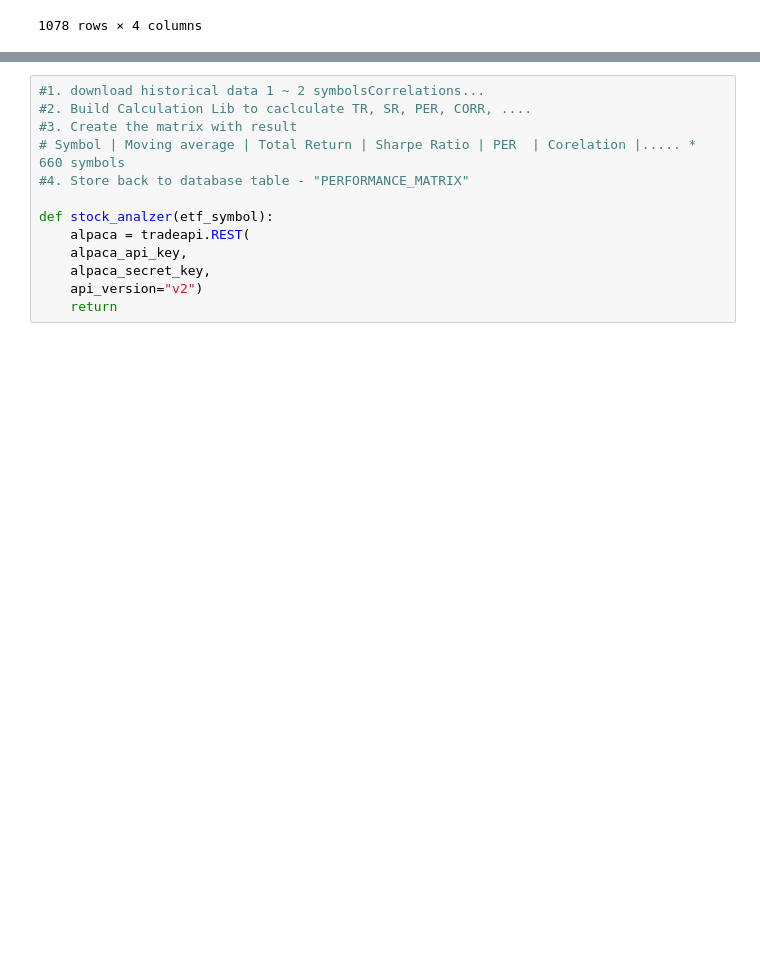
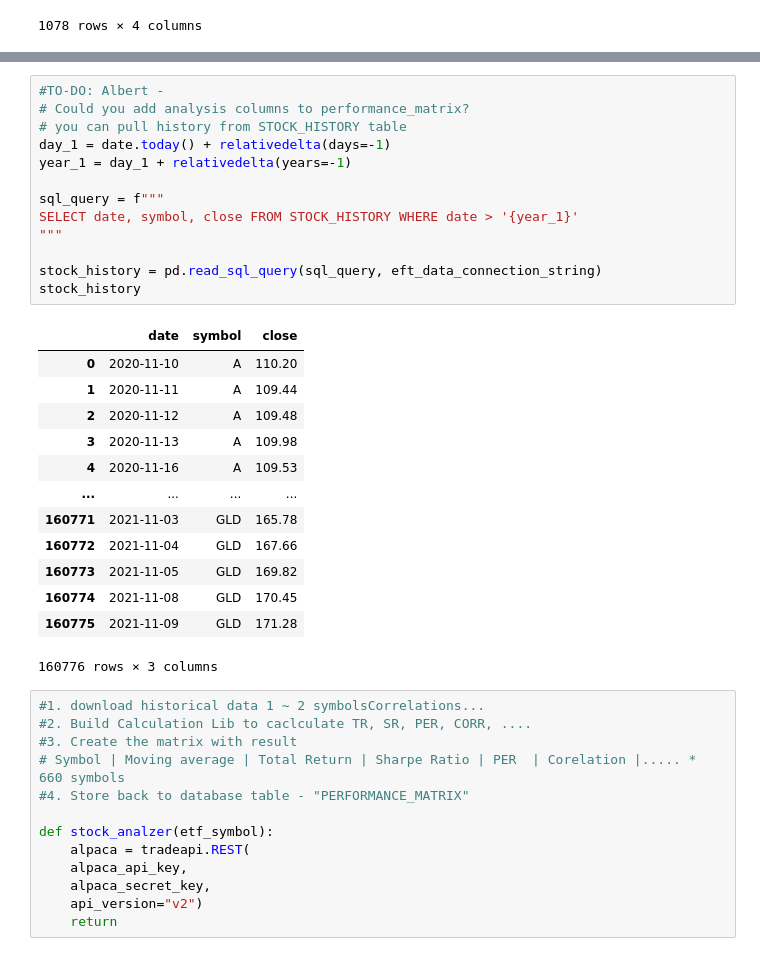
Before and after one commit to mingluuu/ETF_Portfolio_Top_Performers, a Jupyter notebook: ETF_analyzer_POC.ipynb, the cells around one changed output, grey strips where cells are left out. Drawn from its saved outputs; the diff is of its cells as text; blank space fills up the shorter version.

```diff
--- a/ETF_analyzer_POC.ipynb
+++ b/ETF_analyzer_POC.ipynb
@@ -149,3 +170,30 @@ P/E ratio
+# %%
+#TO-DO: Albert -
+# Could you add analysis columns to performance_matrix?
+# you can pull history from STOCK_HISTORY table
+day_1 = date.today() + relativedelta(days=-1)
+year_1 = day_1 + relativedelta(years=-1)
+
+sql_query = f"""
+SELECT date, symbol, close FROM STOCK_HISTORY WHERE date > '{year_1}'
+"""
+
+stock_history = pd.read_sql_query(sql_query, eft_data_connection_string)
+stock_history
+# %% [output]
+|  | date | symbol | close |
+| 0 | 2020-11-10 | A | 110.20 |
+| 1 | 2020-11-11 | A | 109.44 |
+| 2 | 2020-11-12 | A | 109.48 |
+| 3 | 2020-11-13 | A | 109.98 |
+| 4 | 2020-11-16 | A | 109.53 |
+| ... | ... | ... | ... |
+| 160771 | 2021-11-03 | GLD | 165.78 |
+| 160772 | 2021-11-04 | GLD | 167.66 |
+| 160773 | 2021-11-05 | GLD | 169.82 |
+| 160774 | 2021-11-08 | GLD | 170.45 |
+| 160775 | 2021-11-09 | GLD | 171.28 |
+160776 rows × 3 columns
 # %%
 #1. download historical data 1 ~ 2 symbolsCorrelations...
 #2. Build Calculation Lib to caclculate TR, SR, PER, CORR, ....
```
Also changed, not shown: parts of 16 cells of this notebook, 3 other files.
